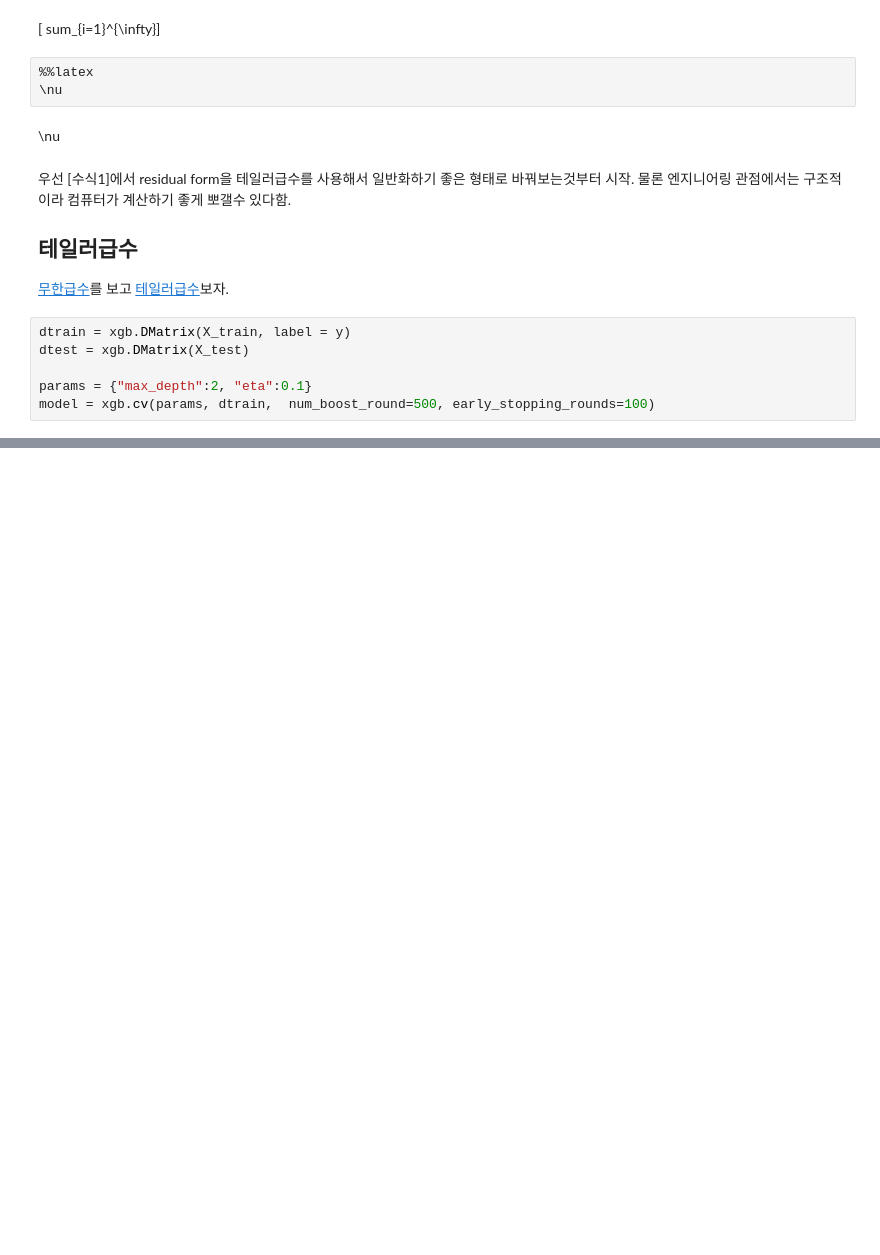
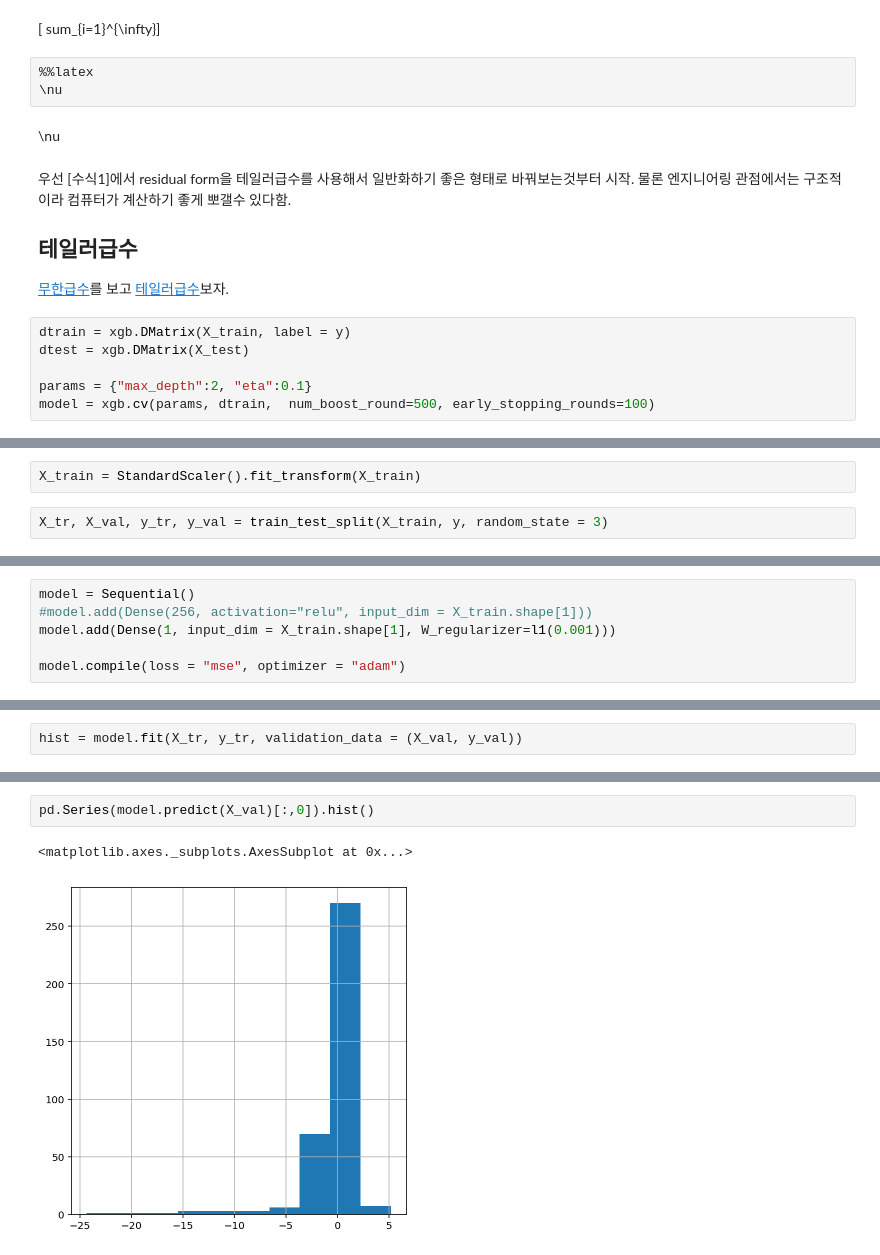
Before and after one commit to verystrongjoe/realestate, a Jupyter notebook: eda2-regularized Linear Models.ipynb, the cells around one changed output, grey strips where cells are left out. Drawn from its saved outputs; the diff is of its cells as text; blank space fills up the shorter version.

```diff
--- a/eda2-regularized Linear Models.ipynb
+++ b/eda2-regularized Linear Models.ipynb
@@ -638,0 +656,4 @@ Object `x` not found.
+# %%
+X_train = StandardScaler().fit_transform(X_train)
+# %%
+X_tr, X_val, y_tr, y_val = train_test_split(X_train, y, random_state = 3)
@@ -638,0 +680,6 @@ Object `x` not found.
+# %%
+model = Sequential()
+#model.add(Dense(256, activation="relu", input_dim = X_train.shape[1]))
+model.add(Dense(1, input_dim = X_train.shape[1], W_regularizer=l1(0.001)))
+
+model.compile(loss = "mse", optimizer = "adam")
@@ -638,0 +698,2 @@ Object `x` not found.
+# %%
+hist = model.fit(X_tr, y_tr, validation_data = (X_val, y_val))
@@ -638,0 +718,5 @@ Object `x` not found.
+# %%
+pd.Series(model.predict(X_val)[:,0]).hist()
+# %% [output]
+<matplotlib.axes._subplots.AxesSubplot at 0x...>
+[figure, added]
```
Also changed, not shown: parts of 22 cells of this notebook, 6 other files.
